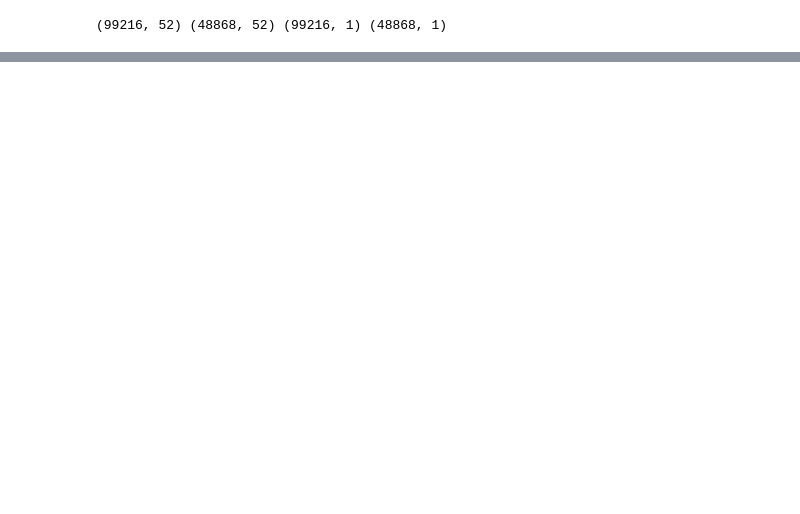
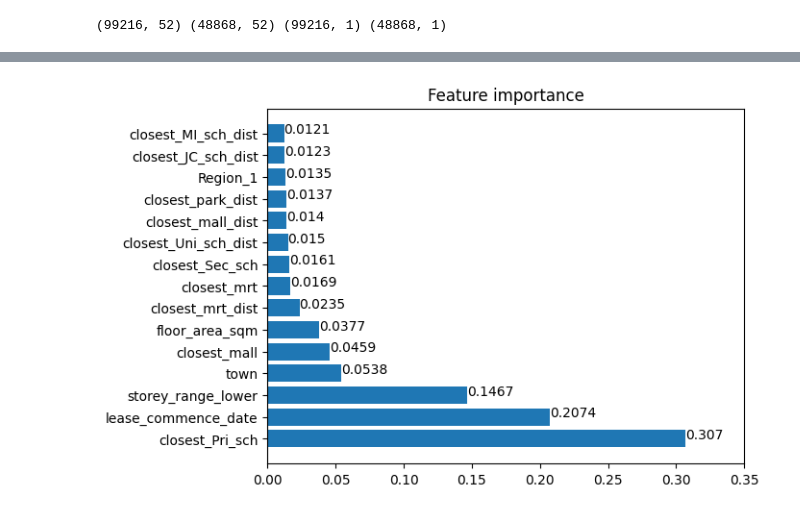
Before and after one commit to alvintanjl/HDB_Resale_Price_Regression, a Jupyter notebook: 3_Machine Learning.ipynb, the cells around one changed output, grey strips where cells are left out. Saved outputs shown, nothing was run; the diff lists cells and outputs as text; code cells hidden in the pictures; blank space fills up the shorter version.

```diff
--- a/3_Machine Learning.ipynb
+++ b/3_Machine Learning.ipynb
@@ -171,0 +183,3 @@ print(X_train.shape, X_test.shape, y_train.shape, y_test.shape)
+# %%
+rf = RandomForestRegressor(random_state=0, n_estimators=180)
+rf.fit(X_train, y_train)
@@ -171,0 +188,5 @@ print(X_train.shape, X_test.shape, y_train.shape, y_test.shape)
+# %%
+feature_importance_df = pd.DataFrame({'columns':X_train.columns.values, 'importance':rf.feature_importances_})
+feature_importance_df = feature_importance_df.sort_values('importance', ascending=False)
+feature_importance_df = feature_importance_df.reset_index(drop=True)
+feature_importance_df
@@ -171,0 +211,13 @@ print(X_train.shape, X_test.shape, y_train.shape, y_test.shape)
+# %%
+plt.barh([i for i in feature_importance_df['columns'][:15]], [i for i in feature_importance_df['importance'][:15]])
+for idx, row in feature_importance_df.iloc[:15].iterrows():
+    plt.annotate(
+        round(row['importance'],4),
+        (row['importance'], idx)
+    )
+
+plt.title('Feature importance')
+plt.xlim([0,0.35])
+plt.show()
+# %% [output]
+[figure, added]
```
Also changed, not shown: parts of 39 cells of this notebook, 2 other files.
